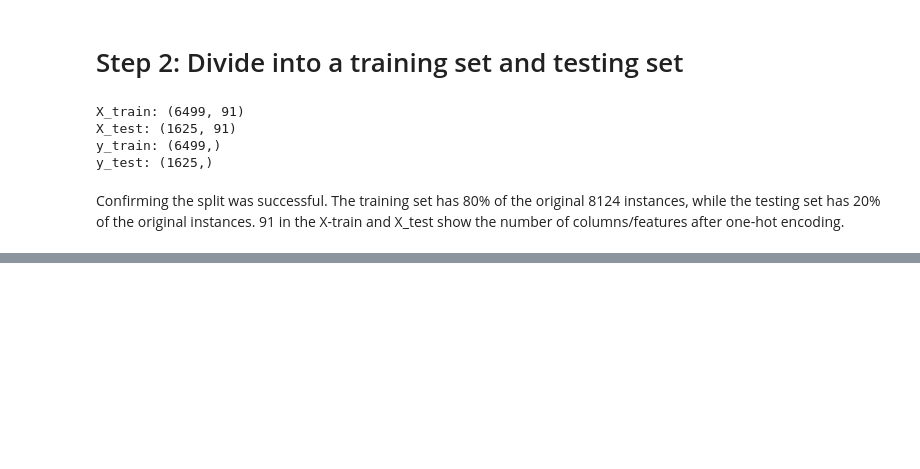
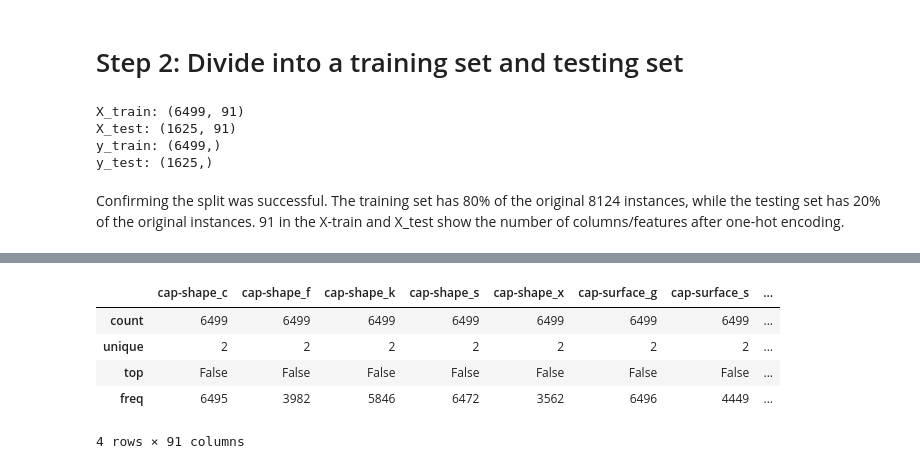
Before and after one commit to atoothman/data71200, a Jupyter notebook: DATA_71200_Project_1_Mushroom_Classification_Toothman.ipynb, the cells around one changed output, grey strips where cells are left out. Drawn from its saved outputs; the diff is of its cells as text; code cells hidden in the pictures; blank space fills up the shorter version.

```diff
--- a/DATA_71200_Project_1_Mushroom_Classification_Toothman.ipynb
+++ b/DATA_71200_Project_1_Mushroom_Classification_Toothman.ipynb
@@ -213,0 +237,10 @@ Confirming the split was successful. The training set has 80% of the original 81
+# %%
+# Training set description of X_train
+X_train.describe()
+# %% [output]
+|  | cap-shape_c | cap-shape_f | cap-shape_k | cap-shape_s | cap-shape_x | cap-surface_g | cap-surface_s | ... |
+| count | 6499 | 6499 | 6499 | 6499 | 6499 | 6499 | 6499 | ... |
+| unique | 2 | 2 | 2 | 2 | 2 | 2 | 2 | ... |
+| top | False | False | False | False | False | False | False | ... |
+| freq | 6495 | 3982 | 5846 | 6472 | 3562 | 6496 | 4449 | ... |
+4 rows × 91 columns
```
Also changed, not shown: parts of 5 cells of this notebook.
